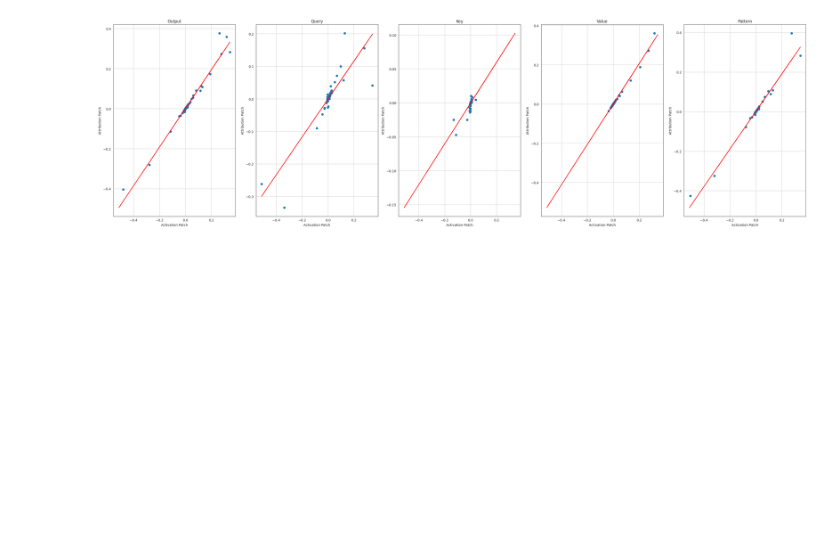
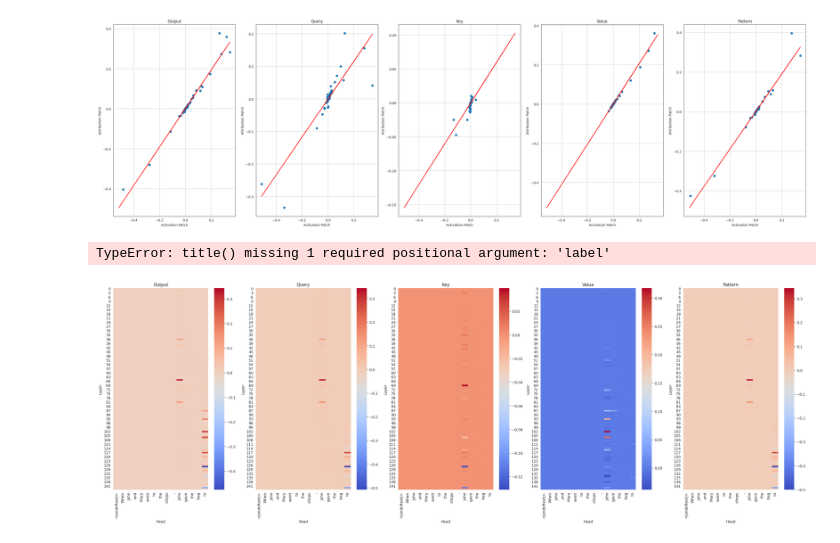
Before and after one commit to NainaniJatinZ/MechInterpCodeLLMs, a Jupyter notebook: experiments/InfoRetrieval/AttributionPatching_viz.ipynb, the cells around one changed output. Saved outputs shown, nothing was run; the diff lists cells and outputs as text; code cells hidden in the pictures; blank space fills up the shorter version.

```diff
--- a/experiments/InfoRetrieval/AttributionPatching_viz.ipynb
+++ b/experiments/InfoRetrieval/AttributionPatching_viz.ipynb
@@ -1194,3 +1214,18 @@ every_head_by_pos_act_patch_result = einops.rearrange(
+# %%
+# TODO : viz corresponding to Attention per head
+fig, axs = plt.subplots(1,5, figsize=(34, 10))
+facet_labels=["Output", "Query", "Key", "Value", "Pattern"]
+for i in range(5):
+    fig = sns.heatmap(every_head_by_pos_act_patch_result.cpu().detach().numpy()[i], ax = axs[i], xticklabels= model.to_str_tokens(clean_tokens[0]), cmap='coolwarm')
+    axs[i].set_title(facet_labels[i])
+    axs[i].set_xlabel('Head')
+    axs[i].set_ylabel('Layer')
+plt.title("Activation Patching Per Head (By Pos)")
+plt.tight_layout()
+plt.show()
+# %% [output]
+TypeError: title() missing 1 required positional argument: 'label'
+[figure, added]
 # %%
 # TODO : viz corresponding to Attention for specific heads again
 graph_tok_labels = [
```
Also changed, not shown: parts of 9 cells of this notebook.
